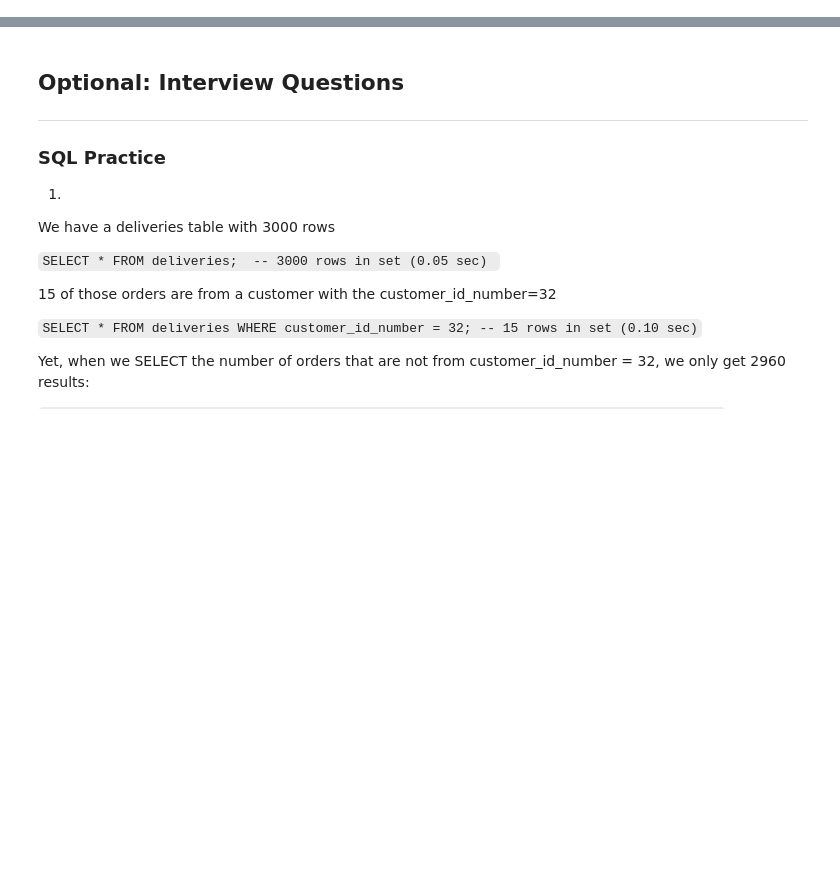
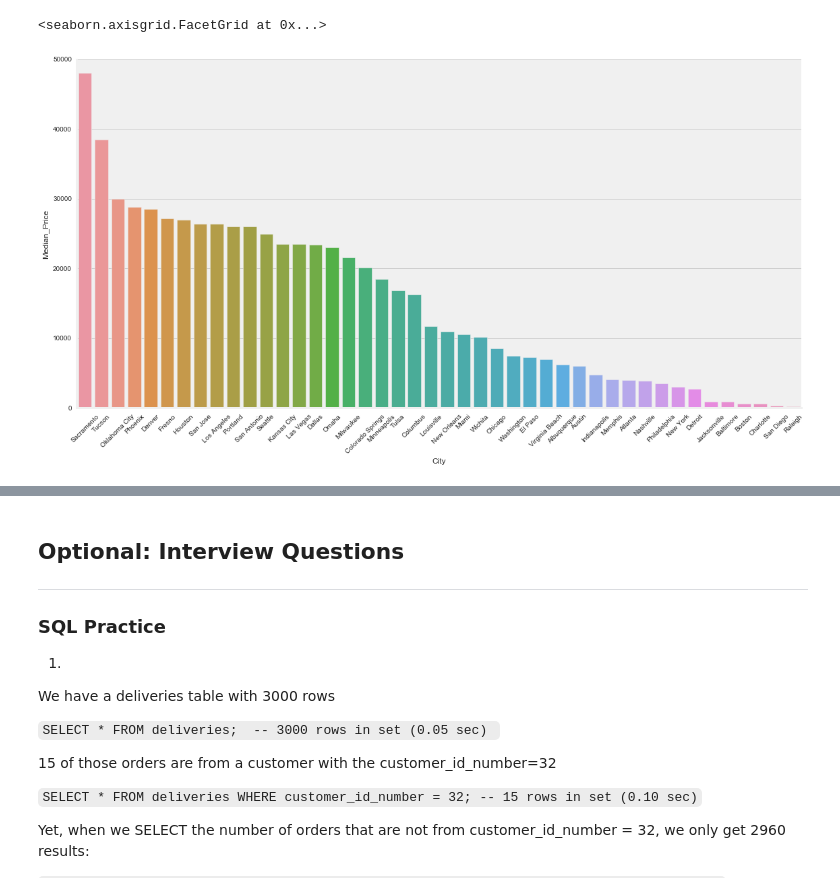
Before and after one commit to JC-Cheng/Data_Science, a Jupyter notebook: Projects/Project_5/project5.ipynb, the cells around one changed output, grey strips where cells are left out. Saved outputs shown, nothing was run; the diff lists cells and outputs as text; code cells hidden in the pictures; blank space fills up the shorter version.

```diff
--- a/Projects/Project_5/project5.ipynb
+++ b/Projects/Project_5/project5.ipynb
@@ -192,0 +158,6 @@ Selector(text=html).xpath('//tr[@height="17"]/td/text()').extract()
+# %%
+# Cities like San Francisco, Long Beach & Fort Worth would be dropped due to duplication
+
+city_df.drop_duplicates(subset='CL_url',keep='first',inplace=True)
+city_df['Domain'] = city_df['CL_url'].apply(lambda url: re.findall("(?<=//)\w+",url)[0])
+city_df.head()
@@ -198,3 +176,29 @@ Selector(text=html).xpath('//tr[@height="17"]/td/text()').extract()
 Now that you've created a list of cities you want to scrape, adapt your solution for grabbing data in one region site, to grab data for all regional sites that you collected, then calculate the mean and median price of RV results from each city.
 
 > Look at the URLs from a few different regions (ie: portland, phoenix, sfbay), and find what they have in common.  Determine the area in the URL string that needs to change the least, and figure out how to replace only that portion of the URL in order to iterate through each city.
+# %%
+from time import sleep
+
+def get_price_from_links(keyword, links):
+
+    price_list = []
+
+    for link in links:
+        # this functions request from URL
+        p = get_prices_from_craigslist(keyword, link)
+
+        while not p:
+            # Sleep a bit so CL won't ban me
+            sleep_amt = np.random.randint(60, 120)
+            print 'Sleep %d secs' %sleep_amt
+            sleep(sleep_amt)
+
+            # this functions request from URL
+            p = get_prices_from_craigslist(keyword, link)
+        price_list.append(p)
+
+    return price_list
+# %%
+# only obtain the prices in the first page
+
+p_list = get_price_from_links('rv', city_df['CL_url'])
@@ -200,0 +223,6 @@ Now that you've created a list of cities you want to scrape, adapt your solution
+# %%
+city_df['RV_Price_1p'] = p_list
+city_df['Mean_Price'] = city_df['RV_Price_1p'].apply(np.mean)
+city_df['Median_Price'] = city_df['RV_Price_1p'].apply(np.median)
+
+city_df[['City', 'Mean_Price', 'Median_Price']].head(10)
@@ -208,3 +248,9 @@ Now that you've created a list of cities you want to scrape, adapt your solution
 ## 5. Do an analysis of the RV market.
 
 Go head we'll wait.  Anything notable about the data?
+# %%
+sns.factorplot('City','Median_Price',data=city_df.sort_values(by='Median_Price',ascending=False),
+               kind='bar',size=8, aspect=2).set_xticklabels(rotation=45)
+# %% [output]
+<seaborn.axisgrid.FacetGrid at 0x...>
+[figure, added]
```
Also changed, not shown: parts of 46 cells of this notebook, 9 other files.
